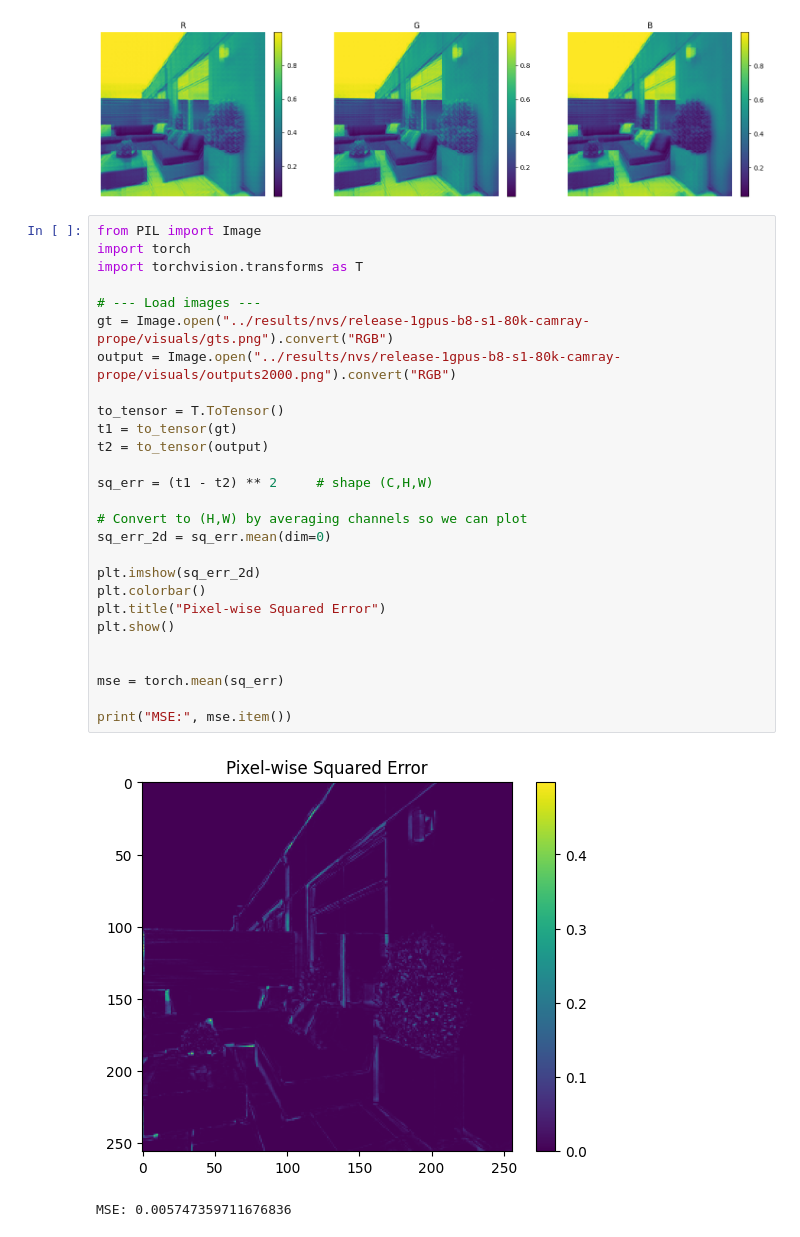
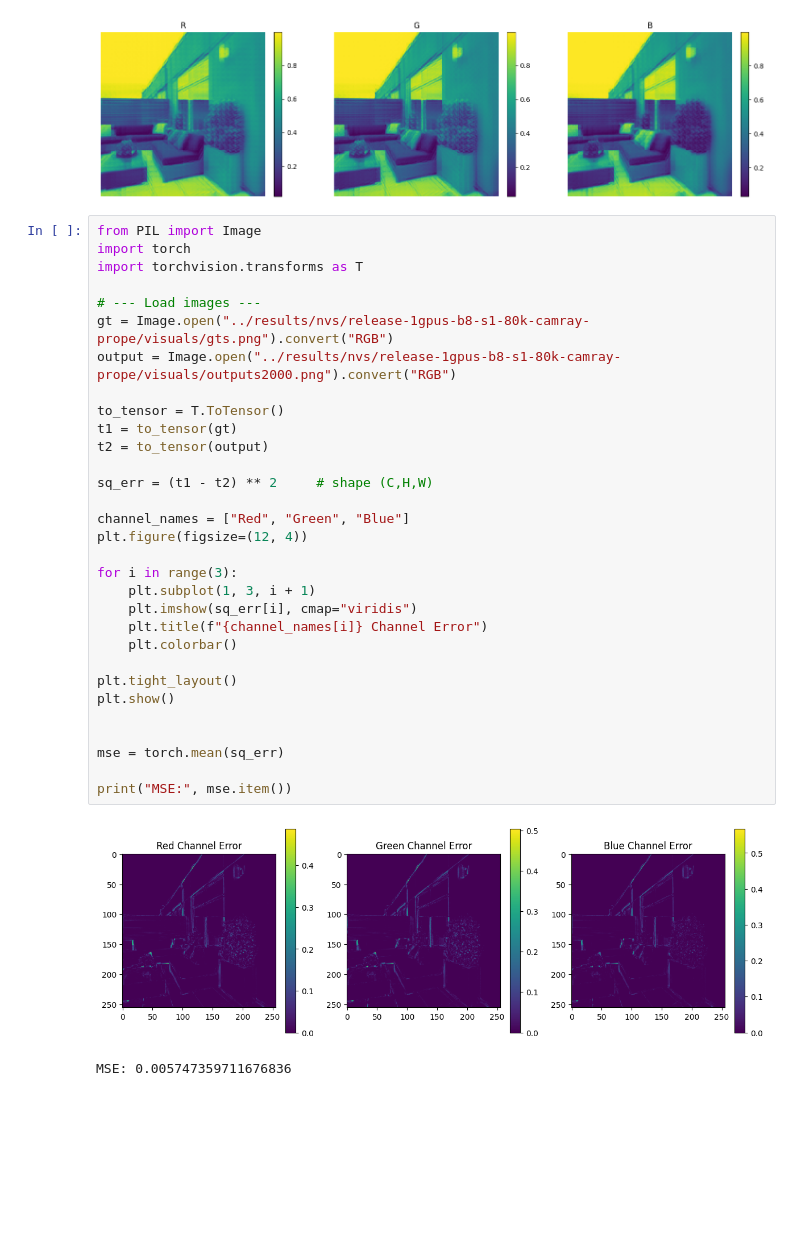
Before and after one commit to flaarmann1000/LVSM-VAE, a Jupyter notebook: notebooks/load_tensor.ipynb, the cells around one changed output. Saved outputs shown, nothing was run; the diff lists cells and outputs as text; blank space fills up the shorter version.

Commit message:
separate RGB channels for MSE visualization

```diff
--- a/notebooks/load_tensor.ipynb
+++ b/notebooks/load_tensor.ipynb
@@ -32,30 +32,34 @@ plt.show()
 # %%
 from PIL import Image
 import torch
 import torchvision.transforms as T
 
 # --- Load images ---
 gt = Image.open("../results/nvs/release-1gpus-b8-s1-80k-camray-prope/visuals/gts.png").convert("RGB")
 output = Image.open("../results/nvs/release-1gpus-b8-s1-80k-camray-prope/visuals/outputs2000.png").convert("RGB")
 
 to_tensor = T.ToTensor()
 t1 = to_tensor(gt)
 t2 = to_tensor(output)
 
 sq_err = (t1 - t2) ** 2     # shape (C,H,W)
 
-# Convert to (H,W) by averaging channels so we can plot
-sq_err_2d = sq_err.mean(dim=0)
+channel_names = ["Red", "Green", "Blue"]
+plt.figure(figsize=(12, 4))
 
-plt.imshow(sq_err_2d)
-plt.colorbar()
-plt.title("Pixel-wise Squared Error")
+for i in range(3):
+    plt.subplot(1, 3, i + 1)
+    plt.imshow(sq_err[i], cmap="viridis")
+    plt.title(f"{channel_names[i]} Channel Error")
+    plt.colorbar()
+
+plt.tight_layout()
 plt.show()
 
 
 mse = torch.mean(sq_err)
 
 print("MSE:", mse.item())
 # %% [output]
-[figure, old version]
+[figure, new version]
 MSE: 0.005747359711676836
```
